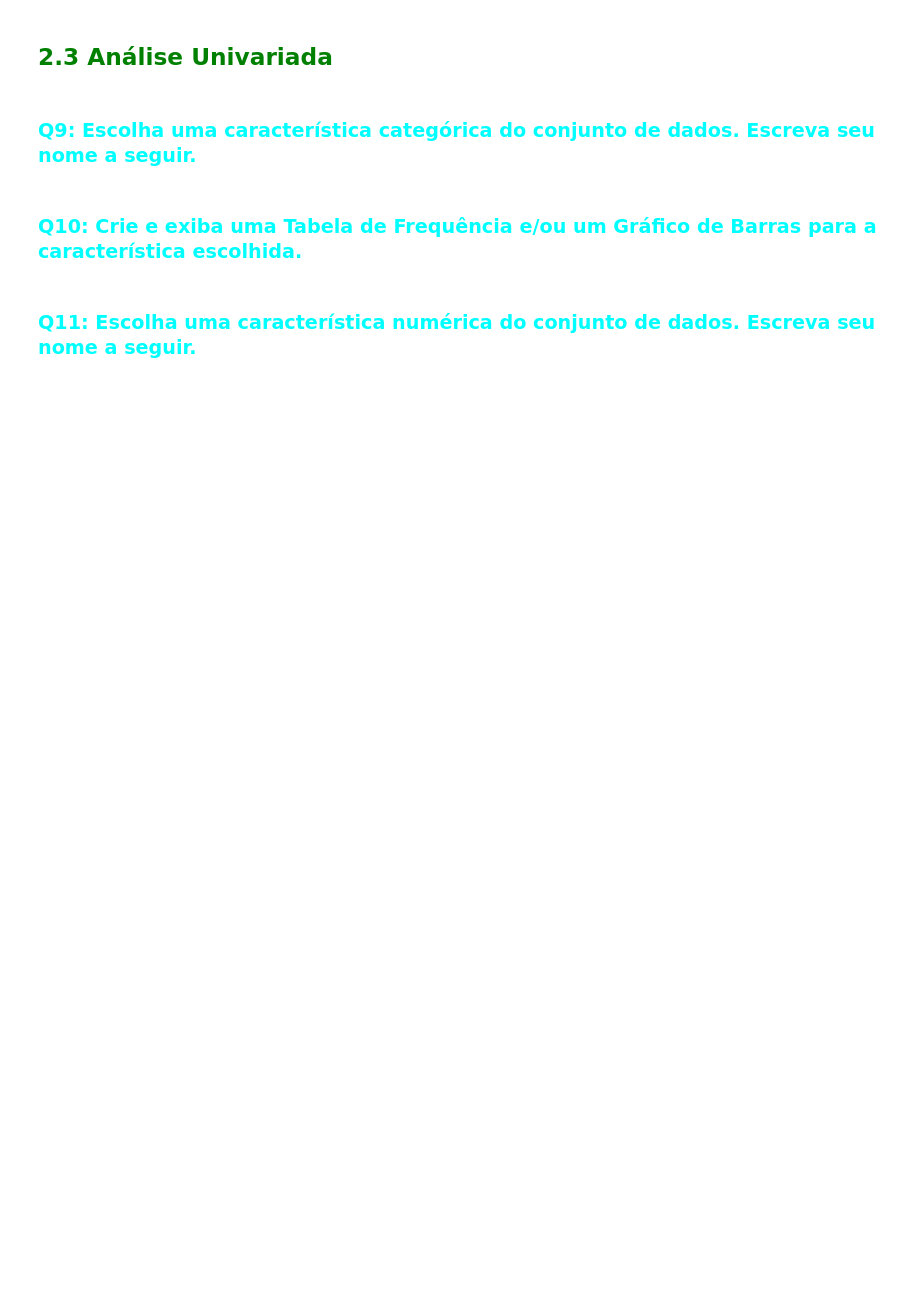
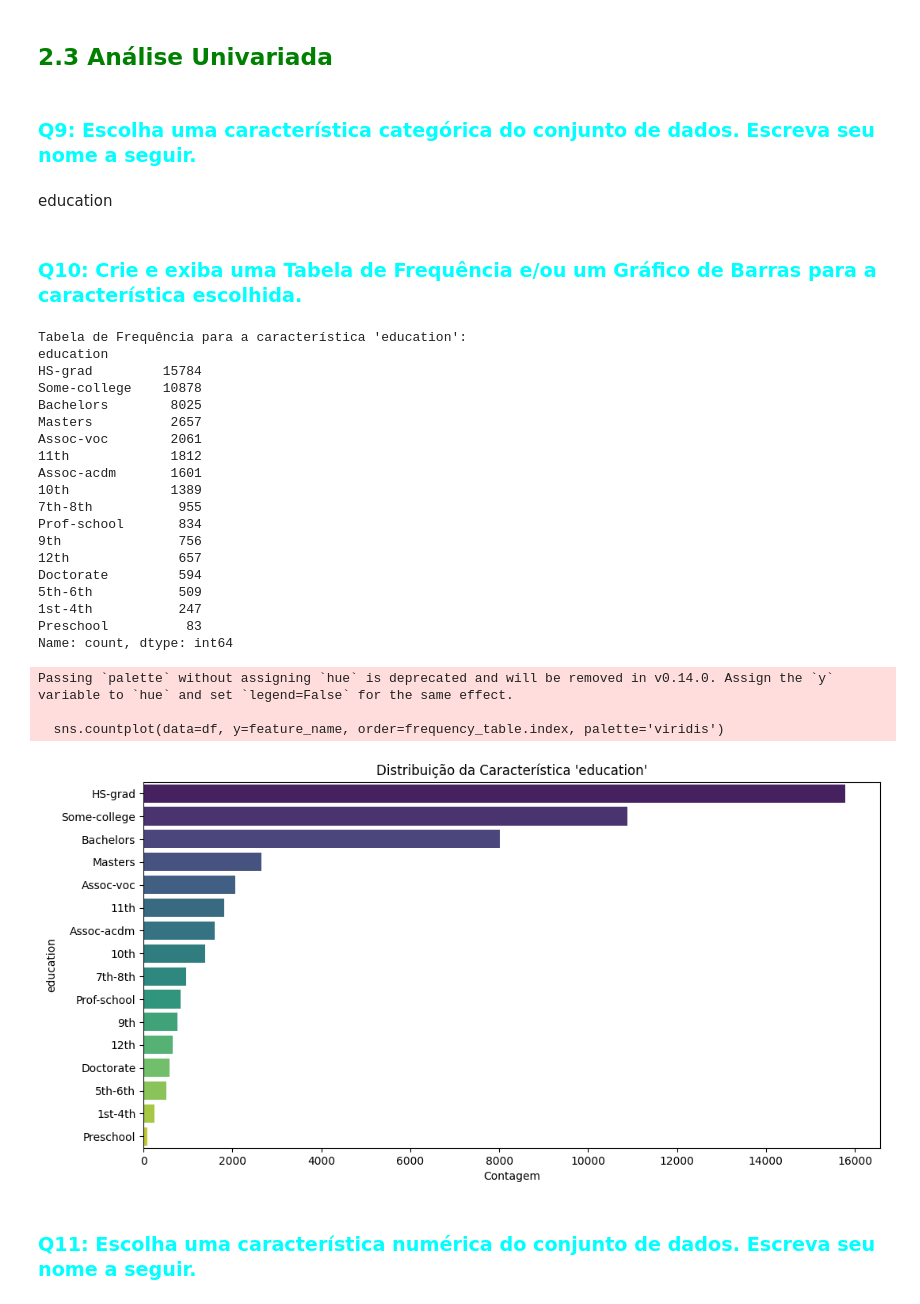
Before and after one commit to joaolucasgs/AV_S206LAB, a Jupyter notebook: C318_2026_1_Atividade_02_191.ipynb, the cells around one changed output. Drawn from its saved outputs; the diff is of its cells as text; code cells hidden in the pictures; blank space fills up the shorter version.

```diff
--- a/C318_2026_1_Atividade_02_191.ipynb
+++ b/C318_2026_1_Atividade_02_191.ipynb
@@ -153,5 +239,7 @@ df.sample(10)
 ## <font color='green'>**2.3 Análise Univariada**</font>
 # %% [markdown]
 ### <font color='cyan'> Q9: Escolha uma característica categórica do conjunto de dados. Escreva seu nome a seguir.</font>
+# %% [markdown]
+education
 # %% [markdown]
 ### <font color='cyan'> Q10: Crie e exiba uma Tabela de Frequência e/ou um Gráfico de Barras para a característica escolhida.</font>
@@ -158,2 +249,44 @@ df.sample(10)
+# %%
+
+
+feature_name = 'education'
+
+
+frequency_table = df[feature_name].value_counts()
+print(f"Tabela de Frequência para a característica '{feature_name}':")
+print(frequency_table)
+print("\n")
+
+
+plt.figure(figsize=(12, 6))
+sns.countplot(data=df, y=feature_name, order=frequency_table.index, palette='viridis', legend=False)
+plt.title(f"Distribuição da Característica '{feature_name}'")
+plt.xlabel("Contagem")
+plt.ylabel(feature_name)
+plt.show()
+# %% [output]
+Tabela de Frequência para a característica 'education':
+education
+HS-grad         15784
+Some-college    10878
+Bachelors        8025
+Masters          2657
+Assoc-voc        2061
+11th             1812
+Assoc-acdm       1601
+10th             1389
+7th-8th           955
+Prof-school       834
+9th               756
+12th              657
+Doctorate         594
+5th-6th           509
+1st-4th           247
+Preschool          83
+Name: count, dtype: int64
+Passing `palette` without assigning `hue` is deprecated and will be removed in v0.14.0. Assign the `y` variable to `hue` and set `legend=False` for the same effect.
+
+  sns.countplot(data=df, y=feature_name, order=frequency_table.index, palette='viridis')
+[figure, added]
 # %% [markdown]
 ### <font color='cyan'> Q11: Escolha uma característica numérica do conjunto de dados. Escreva seu nome a seguir.</font>
```
Also changed, not shown: parts of 20 cells of this notebook.
